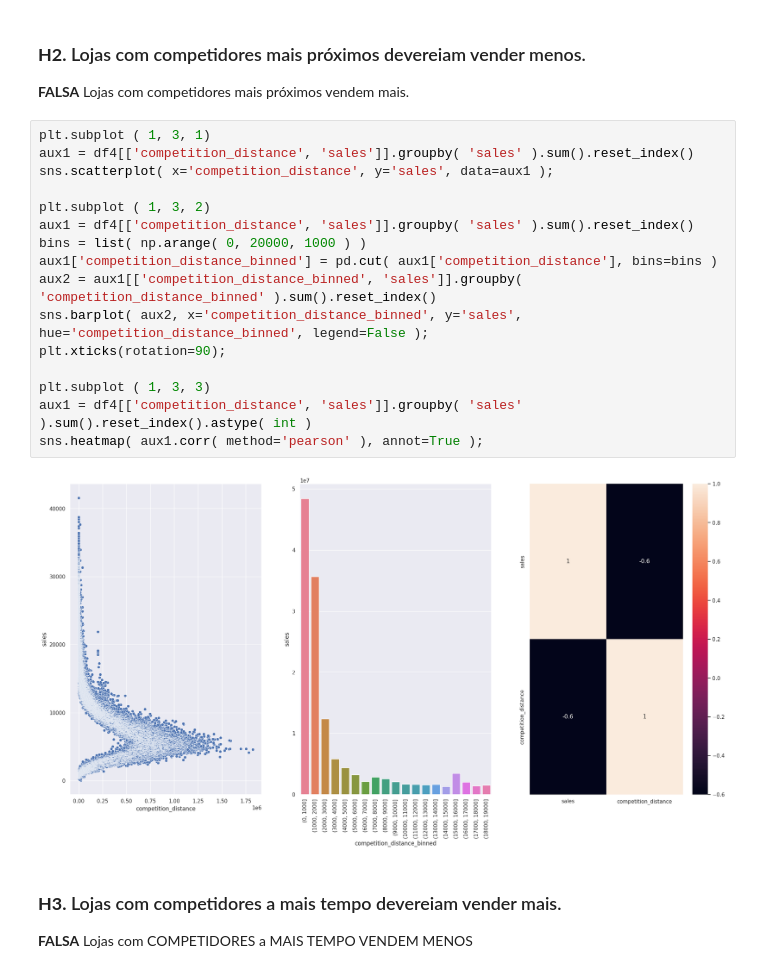
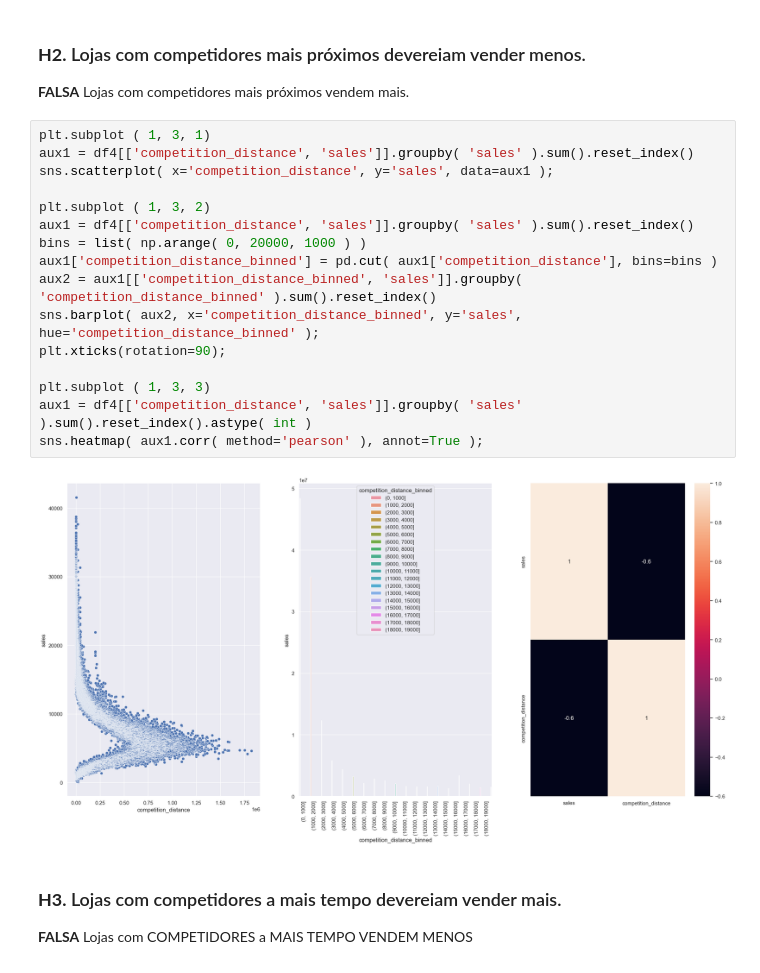
Before and after one commit to Wilmarads/ds_producao, a Jupyter notebook: rosman_04.ipynb, the cells around one changed output. Drawn from its saved outputs; the diff is of its cells as text.

```diff
--- a/rosman_04.ipynb
+++ b/rosman_04.ipynb
@@ -544,21 +544,21 @@ aux3.pivot( index='year_week', columns='assortment', values='sales' ).plot();
 # %%
 plt.subplot ( 1, 3, 1)
 aux1 = df4[['competition_distance', 'sales']].groupby( 'sales' ).sum().reset_index()
 sns.scatterplot( x='competition_distance', y='sales', data=aux1 );
 
 plt.subplot ( 1, 3, 2)
 aux1 = df4[['competition_distance', 'sales']].groupby( 'sales' ).sum().reset_index()
 bins = list( np.arange( 0, 20000, 1000 ) )
 aux1['competition_distance_binned'] = pd.cut( aux1['competition_distance'], bins=bins )
 aux2 = aux1[['competition_distance_binned', 'sales']].groupby( 'competition_distance_binned' ).sum().reset_index()
-sns.barplot( aux2, x='competition_distance_binned', y='sales', hue='competition_distance_binned', legend=False );
+sns.barplot( aux2, x='competition_distance_binned', y='sales', hue='competition_distance_binned' );
 plt.xticks(rotation=90);
 
 plt.subplot ( 1, 3, 3)
 aux1 = df4[['competition_distance', 'sales']].groupby( 'sales' ).sum().reset_index().astype( int )
 sns.heatmap( aux1.corr( method='pearson' ), annot=True );
 # %% [output]
-[figure, old version]
+[figure, new version]
 # %% [markdown]
 ### **H3.** Lojas com competidores a mais tempo devereiam vender mais.
 **FALSA** Lojas com COMPETIDORES a MAIS TEMPO VENDEM MENOS
```
Also changed, not shown: parts of 24 cells of this notebook.
